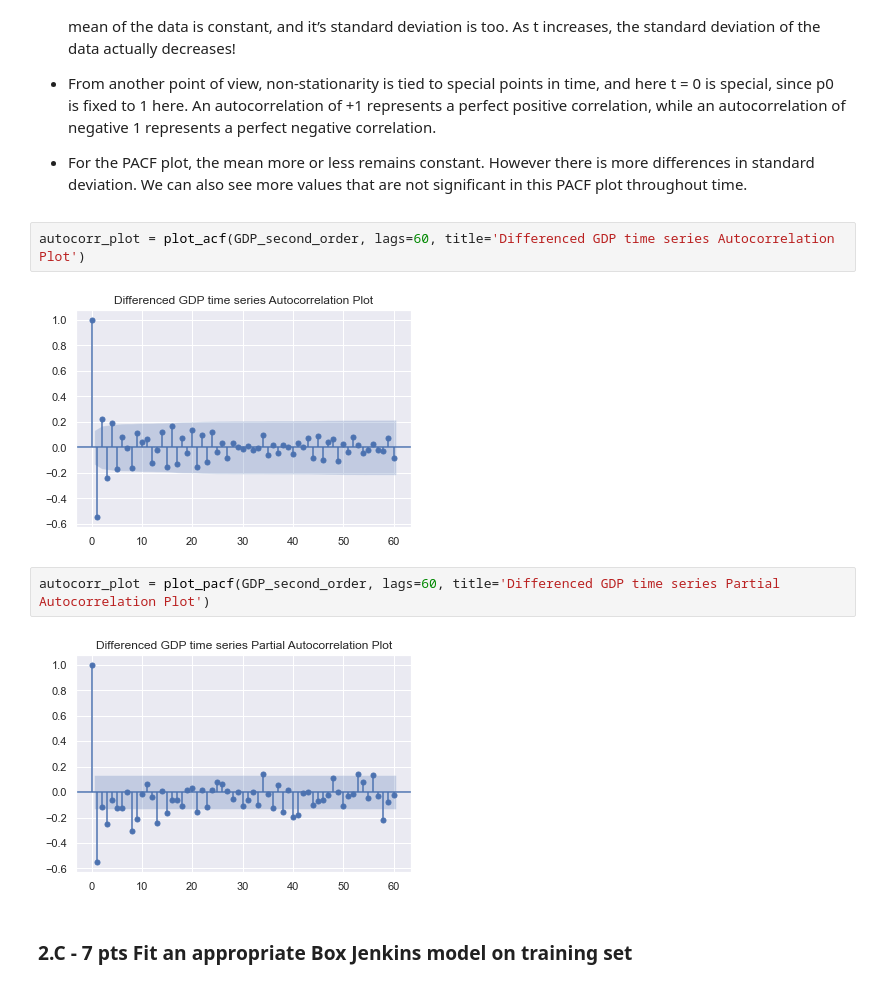
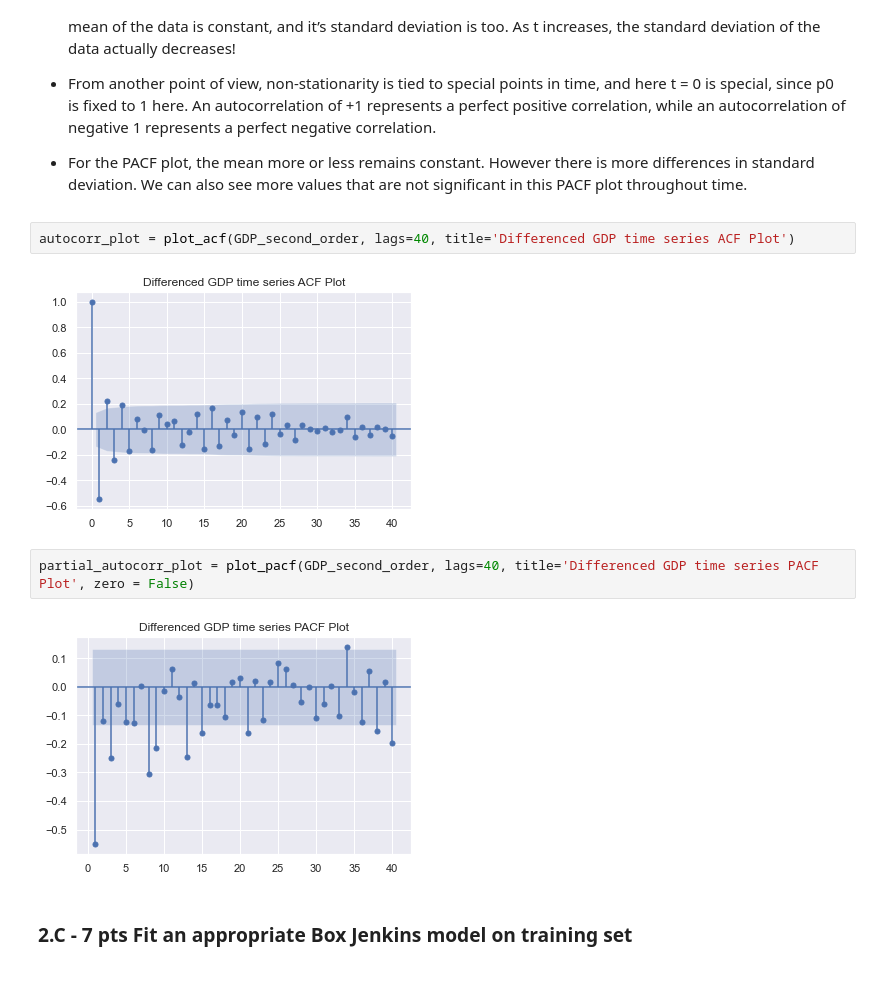
Before and after one commit to earnestsalgado/time-series-analysis_spr22, a Jupyter notebook: HW3/Week 3 Assignment Box Jenkins Models.ipynb, the cells around one changed output. Drawn from its saved outputs; the diff is of its cells as text.

```diff
--- a/HW3/Week 3 Assignment Box Jenkins Models.ipynb
+++ b/HW3/Week 3 Assignment Box Jenkins Models.ipynb
@@ -305,13 +349,13 @@ stationarity from kpss_fuller test: TRUE
 - From another point of view, non-stationarity is tied to special points in time, and here t = 0 is special, since p0 is fixed to 1 here. An autocorrelation of +1 represents a perfect positive correlation, while an autocorrelation of negative 1 represents a perfect negative correlation.
 - For the PACF plot, the mean more or less remains constant. However there is more differences in standard deviation. We can also see more values that are not significant in this PACF plot throughout time.
 # %%
-autocorr_plot = plot_acf(GDP_second_order, lags=60, title='Differenced GDP time series Autocorrelation Plot')
+autocorr_plot = plot_acf(GDP_second_order, lags=40, title='Differenced GDP time series ACF Plot')
 # %% [output]
-[figure, old version]
+[figure, new version]
 # %%
-autocorr_plot = plot_pacf(GDP_second_order, lags=60, title='Differenced GDP time series Partial Autocorrelation Plot')
+partial_autocorr_plot = plot_pacf(GDP_second_order, lags=40, title='Differenced GDP time series PACF Plot', zero = False)
 # %% [output]
-[figure, old version]
+[figure, new version]
 # %% [markdown]
 ### 2.C - 7 pts Fit an appropriate Box Jenkins model on training set
 # %%
```
Also changed, not shown: parts of 52 cells of this notebook.
